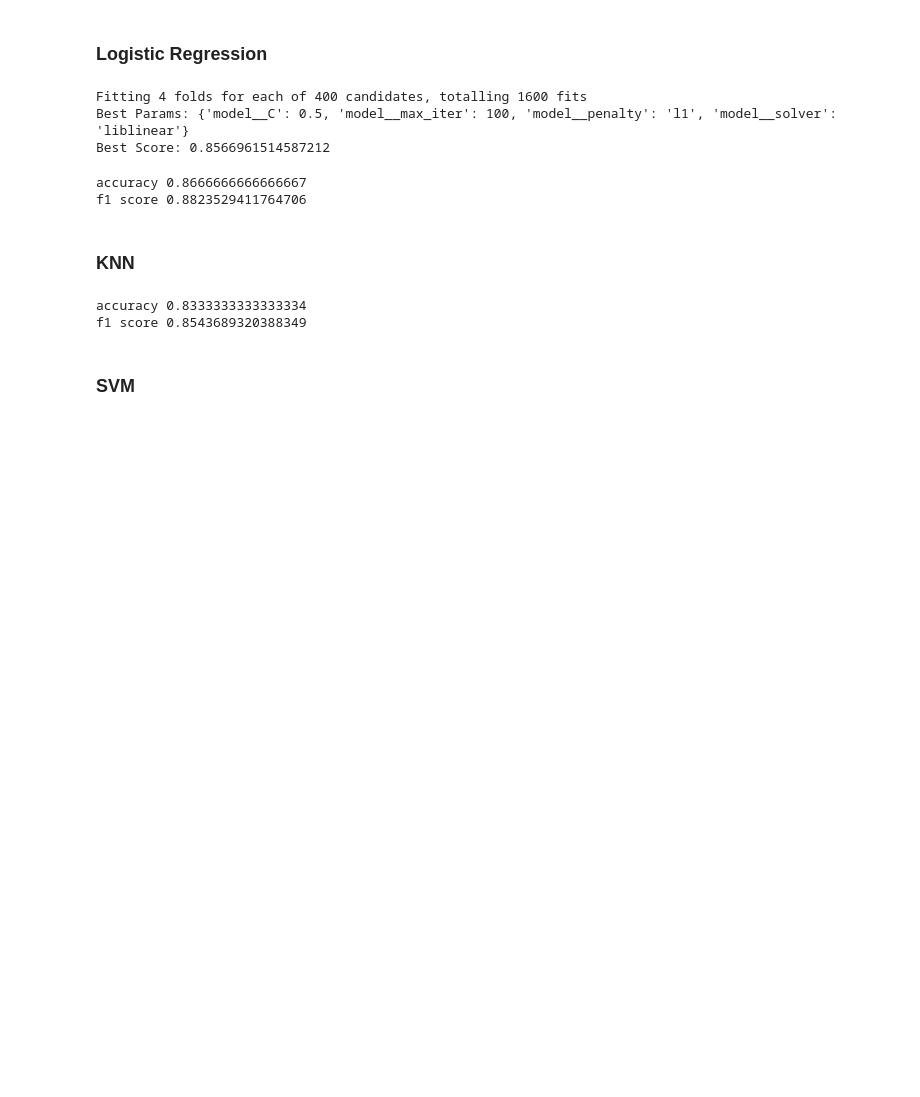
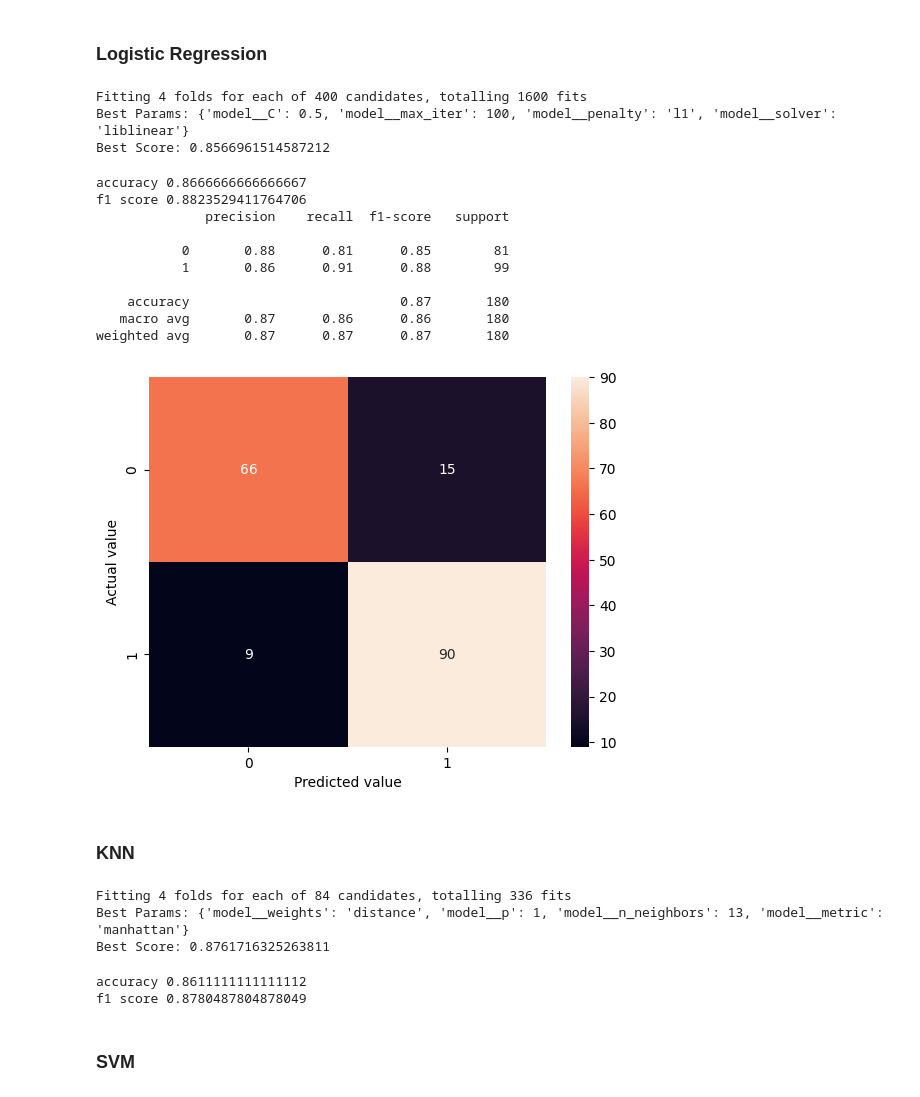
Before and after one commit to rahuljimmy/Heart_disease_prediction, a Jupyter notebook: heart-disease-prediction.ipynb, the cells around one changed output. Saved outputs shown, nothing was run; the diff lists cells and outputs as text; code cells hidden in the pictures; blank space fills up the shorter version.

```diff
--- a/heart-disease-prediction.ipynb
+++ b/heart-disease-prediction.ipynb
@@ -315,7 +326,7 @@ grid_r = {
     'model__max_iter': [100,200,500,1000]
 }
 
-random_search = RandomizedSearchCV(estimator=pipe,param_grid=grid_r,n_iter=100,cv=4,n_jobs=-1,verbose=1)
+random_search = RandomizedSearchCV(estimator=pipe,param_distributions=grid_r,n_iter=100,cv=4,n_jobs=-1,verbose=1)
 
 random_search.fit(X_train, y_train)
 
@@ -326,21 +337,37 @@ Fitting 4 folds for each of 400 candidates, totalling 1600 fits
 Best Params: {'model__C': 0.5, 'model__max_iter': 100, 'model__penalty': 'l1', 'model__solver': 'liblinear'}
 Best Score: 0.8566961514587212
 # %%
-model=LogisticRegression(penalty='l1',C=0.5,solver='liblinear',max_iter=100,random_state=42)
+model=LogisticRegression(penalty='l1',C=0.5,solver='liblinear',max_iter=100)
 
 pipe = Pipeline([
     ("preprocess", preprocess),
     ("model", model)
 ])
 
 pipe.fit(X_train, y_train)
 y_pred = pipe.predict(X_test)
 
 print('accuracy',accuracy_score(y_test,y_pred))
 print('f1 score',f1_score(y_test,y_pred))
+
+cm = confusion_matrix(y_test,y_pred)
+sns.heatmap(cm,annot=True)
+plt.xlabel('Predicted value')
+plt.ylabel('Actual value')
+
+print(classification_report(y_test,y_pred))
 # %% [output]
 accuracy 0.8666666666666667
 f1 score 0.8823529411764706
+              precision    recall  f1-score   support
+
+           0       0.88      0.81      0.85        81
+           1       0.86      0.91      0.88        99
+
+    accuracy                           0.87       180
+   macro avg       0.87      0.86      0.86       180
+weighted avg       0.87      0.87      0.87       180
+[figure, added]
 # %% [markdown]
 ### KNN
 # %%
@@ -355,14 +382,39 @@ model= KNeighborsClassifier()
 pipe = Pipeline([("preprocess", preprocess),
                  ("model", model)])
 
-pipe.fit(X_train, y_train)
-y_pred = pipe.predict(X_test)
+grid_r = {
+    'model__n_neighbors': [3,5,7,9,11,13,15],
+    'model__weights': ['uniform','distance'],
+    'model__metric': ['euclidean','manhattan','minkowski'],
+    'model__p': [1,2]
+}
 
-print('accuracy',accuracy_score(y_test,y_pred))
-print('f1 score',f1_score(y_test,y_pred))
+random_search = RandomizedSearchCV(estimator=pipe,param_distributions=grid_r,n_iter=100,cv=4,n_jobs=-1,verbose=1)
+
+random_search.fit(X_train, y_train)
+
+print("Best Params:", random_search.best_params_)
+print("Best Score:", random_search.best_score_)
 # %% [output]
-accuracy 0.8333333333333334
-f1 score 0.8543689320388349
+Fitting 4 folds for each of 84 candidates, totalling 336 fits
+Best Params: {'model__weights': 'distance', 'model__p': 1, 'model__n_neighbors': 13, 'model__metric': 'manhattan'}
+Best Score: 0.8761716325263811
+# %%
+model = KNeighborsClassifier(weights = 'distance', p = 1, n_neighbors = 13, metric = 'manhattan')
+
+pipe = Pipeline([
+    ("preprocess", preprocess),
+    ("model", model)
+])
+
+pipe.fit(X_train, y_train)
+y_pred = pipe.predict(X_test)
+
+print('accuracy',accuracy_score(y_test,y_pred))
+print('f1 score',f1_score(y_test,y_pred))
+# %% [output]
+accuracy 0.8611111111111112
+f1 score 0.8780487804878049
 # %% [markdown]
 ### SVM
 # %%
```
Also changed, not shown: parts of 8 cells of this notebook.
